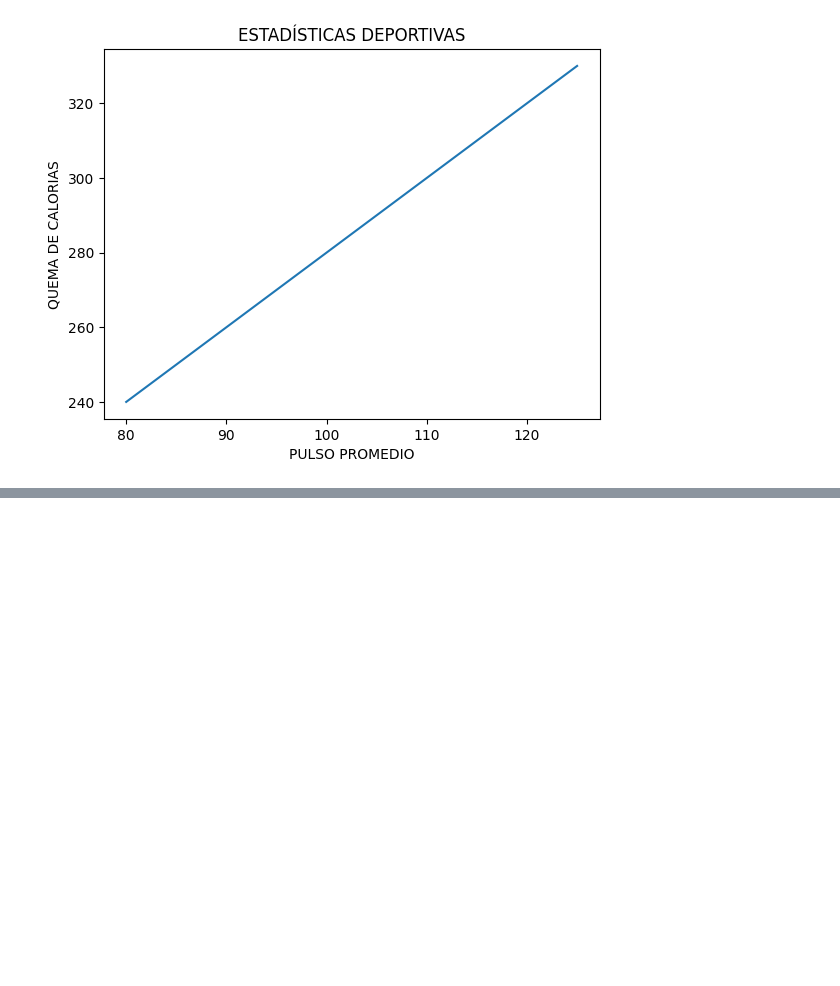
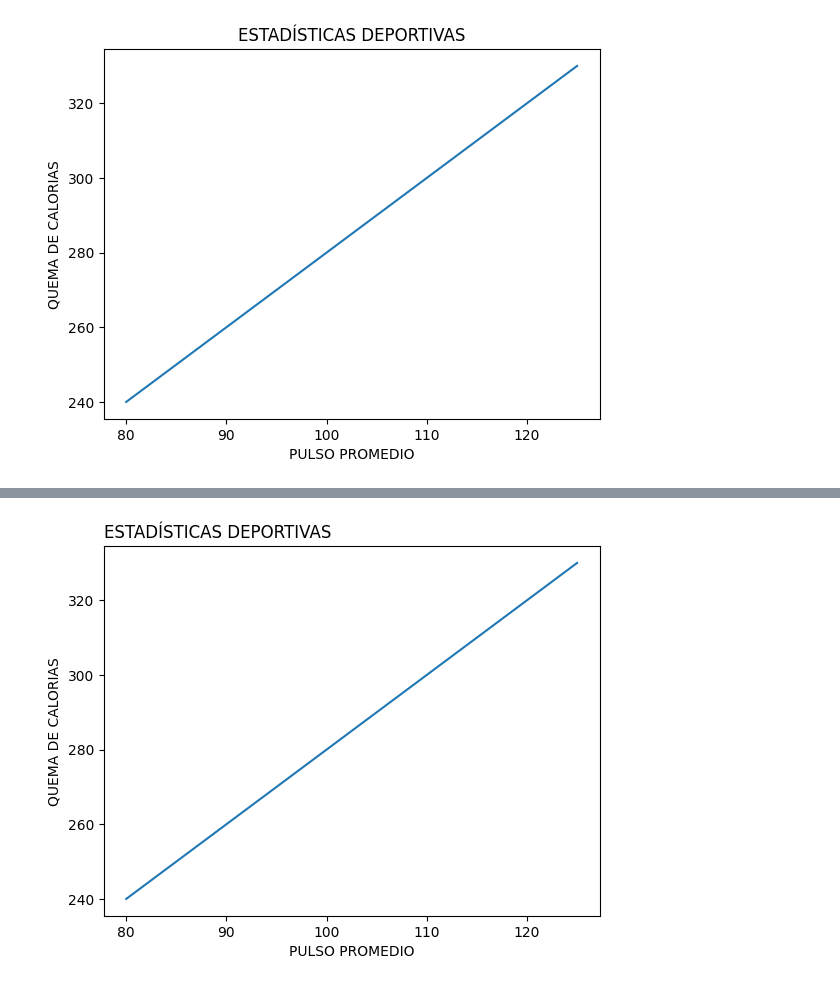
Before and after one commit to CarlosGal19/Curso-python, a Jupyter notebook: Simon/Clase 4 curso.ipynb, the cells around one changed output, grey strips where cells are left out. Cells and saved outputs as stored; diff of their text form; code cells hidden in the pictures; blank space fills up the shorter version.

```diff
--- a/Simon/Clase 4 curso.ipynb
+++ b/Simon/Clase 4 curso.ipynb
@@ -502,0 +511,10 @@ font=()
+# %%
+
+plt.title("ESTADÍSTICAS DEPORTIVAS",loc="left")
+plt.xlabel("PULSO PROMEDIO")
+plt.ylabel("QUEMA DE CALORIAS")
+
+plt.plot(x,y)
+plt.show()
+# %% [output]
+[figure, added]
```
Also changed, not shown: parts of 8 cells of this notebook.
